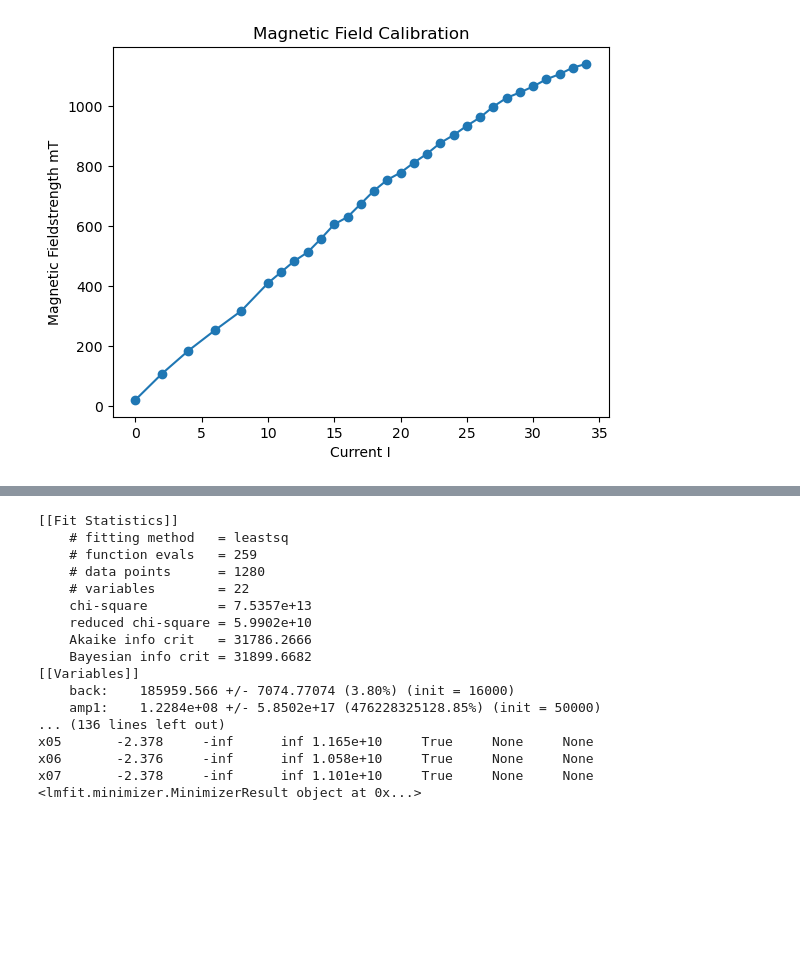
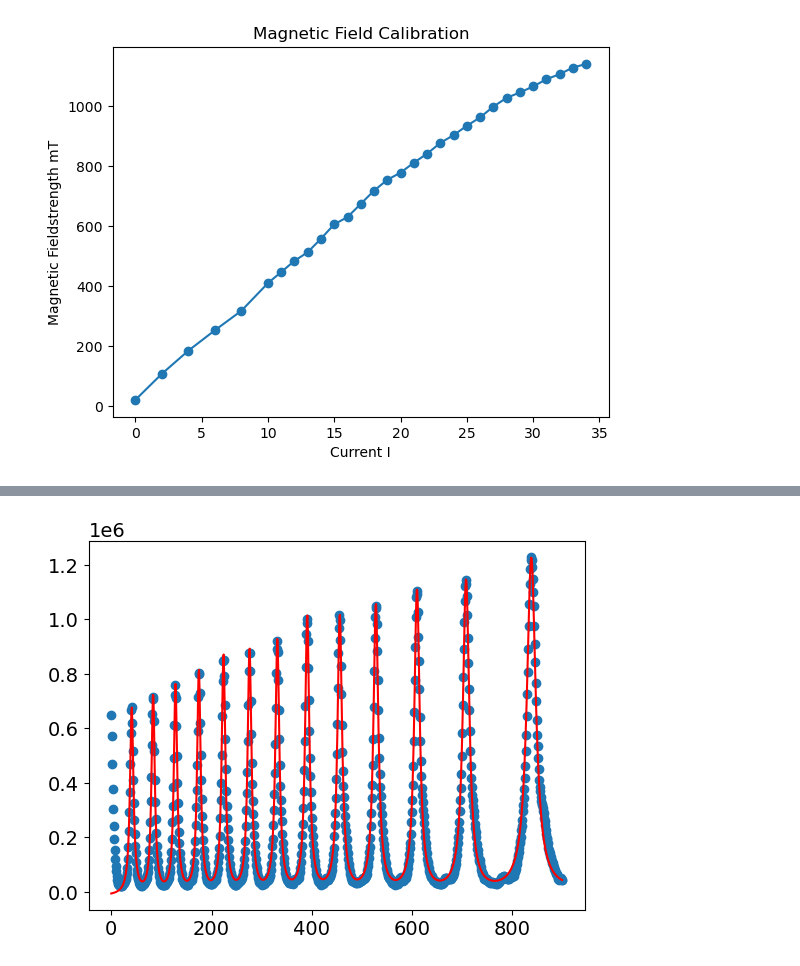
Before and after one commit to Omega3komma3/Zeeman-effect, a Jupyter notebook: Main.ipynb, the cells around one changed output, grey strips where cells are left out. Cells and saved outputs as stored; diff of their text form; code cells hidden in the pictures; blank space fills up the shorter version.

Commit message:
lmfit fuer pol

```diff
--- a/Main.ipynb
+++ b/Main.ipynb
@@ -308,19 +348,0 @@ lor6params.add('x07', value = 0.00104, vary = True)
-# %%
-ImageData = read_image(green_basic) - read_image(DarkFrame2)
-lineOut = image_line(ImageData, 500, 15)
-lineOut_normal = lineOut / max(lineOut)
-
-bounds = [[1000,1200],[790,845],[660,718],[590,640],[500,550],[440,480],[370,420],[310,350],[260,300],[210,250],[170,190],[110,140],[70,100],[20,50]]
-
-fit_popt, fit_pcov = fit_lorentizian(bounds, lineOut_normal)
-fits = get_lorentzian(lineOut_normal, fit_popt)
-
-view = [1000,1200]
-view = [0,len(lineOut)]
-
-x = np.linspace(0,len(lineOut),len(lineOut))
-
-plt.scatter(x[view[0]:view[1]],lineOut_normal[view[0]:view[1]])
-for y_fit in fits:
-    plt.plot(x[view[0]:view[1]],y_fit[view[0]:view[1]],color='red')
-plt.show()
@@ -329,30 +349,19 @@ plt.show()
 # %%
-Kill_me = Minimizer(FP_lorentzian,lor6params,fcn_args=(x,lineOut))
+Kill_me = Minimizer(FP_lorentzian,green_calib_params,fcn_args=(x,lineOut))
 resultlor = Kill_me.minimize()
 finallor =  resultlor.residual
 
-report_fit(resultlor)
-resultlor.params.pretty_print()
+fits = LM_Lorentzian(resultlor.params,x)
 
-print(resultlor)
+fit = np.zeros(len(lineOut))
 
-#plt.plot(x,resultlor)
-#plt.show()
+view = [0,900]
+#view = [0,len(lineOut)]
+
+plt.scatter(x[view[0]:view[1]],lineOut[view[0]:view[1]])
+for y_fit in fits:
+    fit += y_fit
+plt.plot(x[view[0]:view[1]],fit[view[0]:view[1]],color='red')
+plt.show()
 # %% [output]
-[[Fit Statistics]]
-    # fitting method   = leastsq
-    # function evals   = 259
-    # data points      = 1280
-    # variables        = 22
-    chi-square         = 7.5357e+13
-    reduced chi-square = 5.9902e+10
-    Akaike info crit   = 31786.2666
-    Bayesian info crit = 31899.6682
-[[Variables]]
-    back:    185959.566 +/- 7074.77074 (3.80%) (init = 16000)
-    amp1:    1.2284e+08 +/- 5.8502e+17 (476228325128.85%) (init = 50000)
-... (136 lines left out)
-x05       -2.378     -inf      inf 1.165e+10     True     None     None
-x06       -2.376     -inf      inf 1.058e+10     True     None     None
-x07       -2.378     -inf      inf 1.101e+10     True     None     None
-<lmfit.minimizer.MinimizerResult object at 0x...>
+[figure, added]
```
Also changed, not shown: parts of 12 cells of this notebook, 1 other file.
